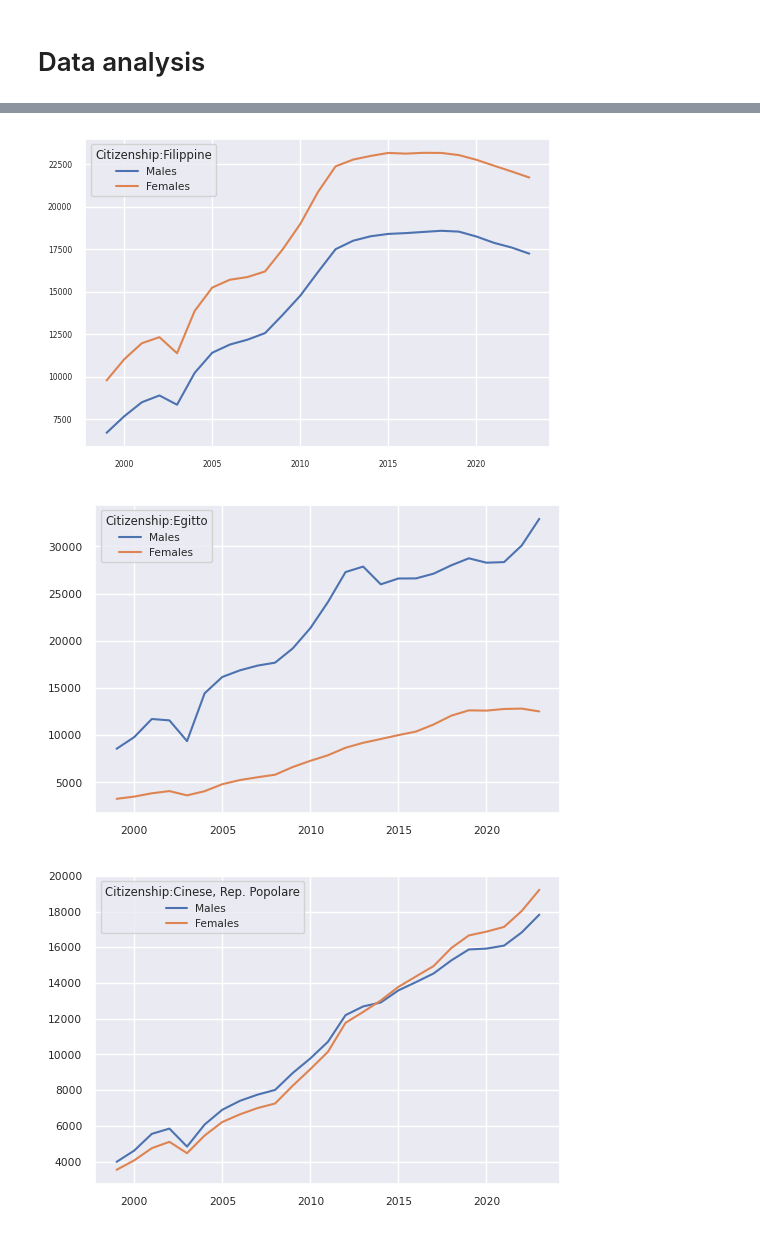
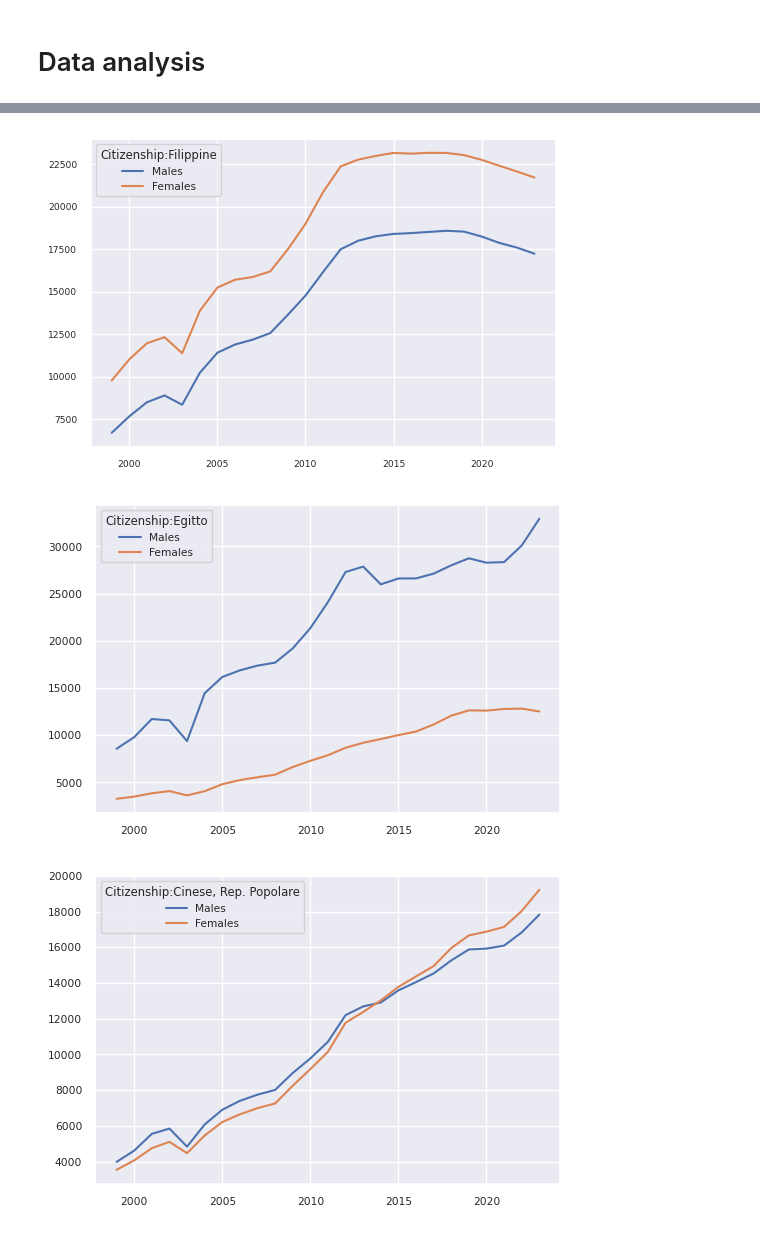
Before and after one commit to mrsalty/notebooks, a Jupyter notebook: milan-expats-eda.ipynb, the cells around one changed output, grey strips where cells are left out. Drawn from its saved outputs; the diff is of its cells as text; code cells hidden in the pictures.

```diff
--- a/milan-expats-eda.ipynb
+++ b/milan-expats-eda.ipynb
@@ -135,7 +131,8 @@ ax.set_xticklabels(
 # Data analysis
 # %%
 df_agg = df_2[(df_2['Cittadinanza'].isin(arr_citizens_sorted_10))].groupby(['Anno','Cittadinanza'])['Residenti'].sum().reset_index(name ='Residenti')
-sns.set(font_scale=0.5)
-sns.lineplot(data=df_agg, x="Anno", y="Residenti", hue="Cittadinanza")
+sns.set(font_scale=0.6)
+plt.figure(figsize=(7, 4))
+sns.lineplot(data=df_agg, x="Anno", y="Residenti", hue="Cittadinanza" )
 # %% [output]
 <Axes: xlabel='Anno', ylabel='Residenti'>
@@ -210,14 +207,20 @@ Text(0.5, 1.0, 'Exapts age by country (2023)')
 # %%
-for cit in arr_citizens_sorted_5:
+count = 1
+#plt.subplots(nrows=5, ncols=2)
+for cit in arr_citizens_sorted_10:
     plt.figure(figsize=(6, 4))
     men = df_2[(df_2['Cittadinanza'] == cit) & (df_2['Genere'] == 'Maschi')].groupby(['Anno','Cittadinanza'])['Residenti'].sum().reset_index(name ='Residenti')
     women = df_2[(df_2['Cittadinanza'] == cit) & (df_2['Genere'] == 'Femmine')].groupby(['Anno','Cittadinanza'])['Residenti'].sum().reset_index(name ='Residenti')
     plt.plot(men['Anno'], men['Residenti'])
     plt.plot(men['Anno'], women['Residenti'])
+    #plt.subplot(count, 2, int(count%2==0)+1)
     sns.set(font_scale=0.7)
     plt.legend(title=f'Citizenship:{cit}', loc='upper left', labels=['Males', 'Females'])
+    count = count + 1
+#plt.grid()
+#plt.show()
 # %% [output]
-[figure, old version]
+[figure, new version]
 [figure]
 [figure]
 [figure]
```
Also changed, not shown: parts of 9 cells of this notebook.
